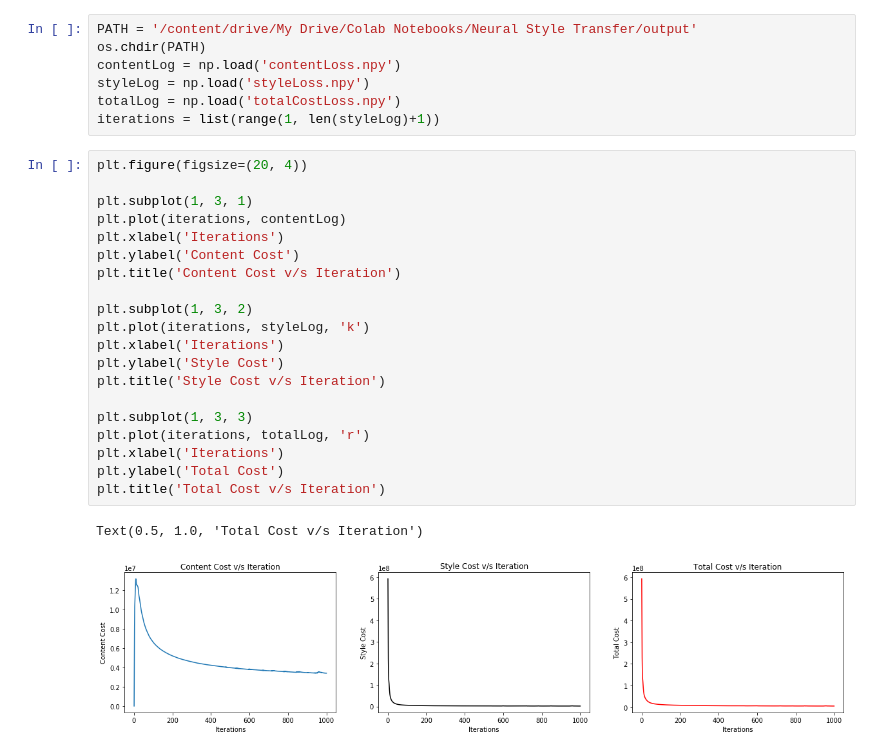
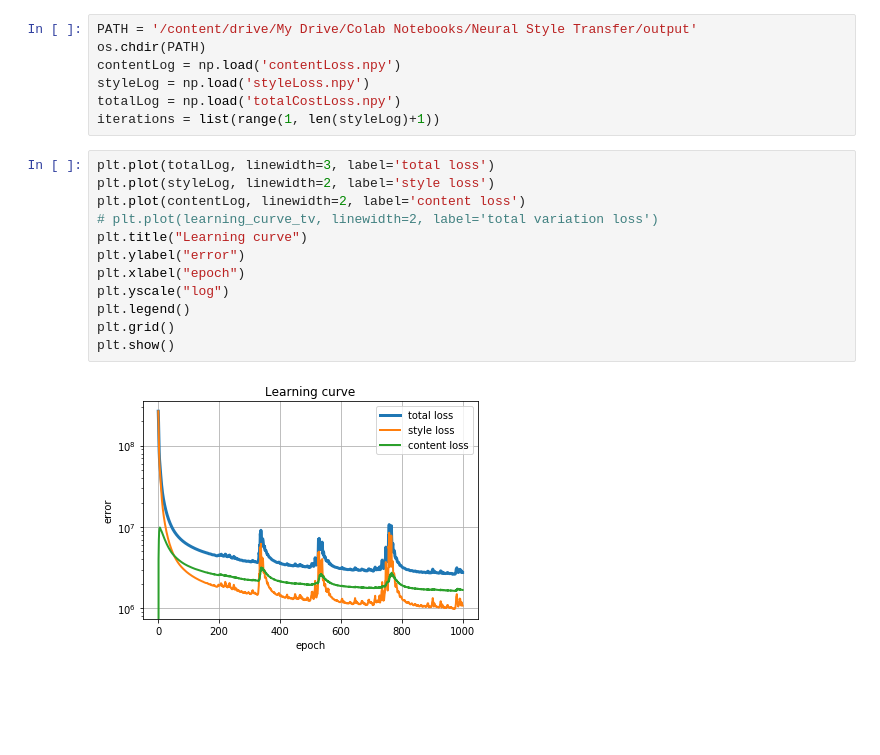
Before and after one commit to ParthikB/Neural-Style-Transfer, a Jupyter notebook: main.ipynb, the cells around one changed output. Cells and saved outputs as stored; diff of their text form; blank space fills up the shorter version.

```diff
--- a/main.ipynb
+++ b/main.ipynb
@@ -367,26 +392,17 @@ contentLog = np.load('contentLoss.npy')
 styleLog = np.load('styleLoss.npy')
 totalLog = np.load('totalCostLoss.npy')
 iterations = list(range(1, len(styleLog)+1))
-# %%
-plt.figure(figsize=(20, 4))
-
-plt.subplot(1, 3, 1)
-plt.plot(iterations, contentLog)
-plt.xlabel('Iterations')
-plt.ylabel('Content Cost')
-plt.title('Content Cost v/s Iteration')
-
-plt.subplot(1, 3, 2)
-plt.plot(iterations, styleLog, 'k')
-plt.xlabel('Iterations')
-plt.ylabel('Style Cost')
-plt.title('Style Cost v/s Iteration')
-
-plt.subplot(1, 3, 3)
-plt.plot(iterations, totalLog, 'r')
-plt.xlabel('Iterations')
-plt.ylabel('Total Cost')
-plt.title('Total Cost v/s Iteration')
-# %% [output]
-Text(0.5, 1.0, 'Total Cost v/s Iteration')
-[figure, removed]
+# %%
+plt.plot(totalLog, linewidth=3, label='total loss')
+plt.plot(styleLog, linewidth=2, label='style loss')
+plt.plot(contentLog, linewidth=2, label='content loss')
+# plt.plot(learning_curve_tv, linewidth=2, label='total variation loss')
+plt.title("Learning curve")
+plt.ylabel("error")
+plt.xlabel("epoch")
+plt.yscale("log")
+plt.legend()
+plt.grid()
+plt.show()
+# %% [output]
+[figure, added]
```
Also changed, not shown: parts of 8 cells of this notebook.
